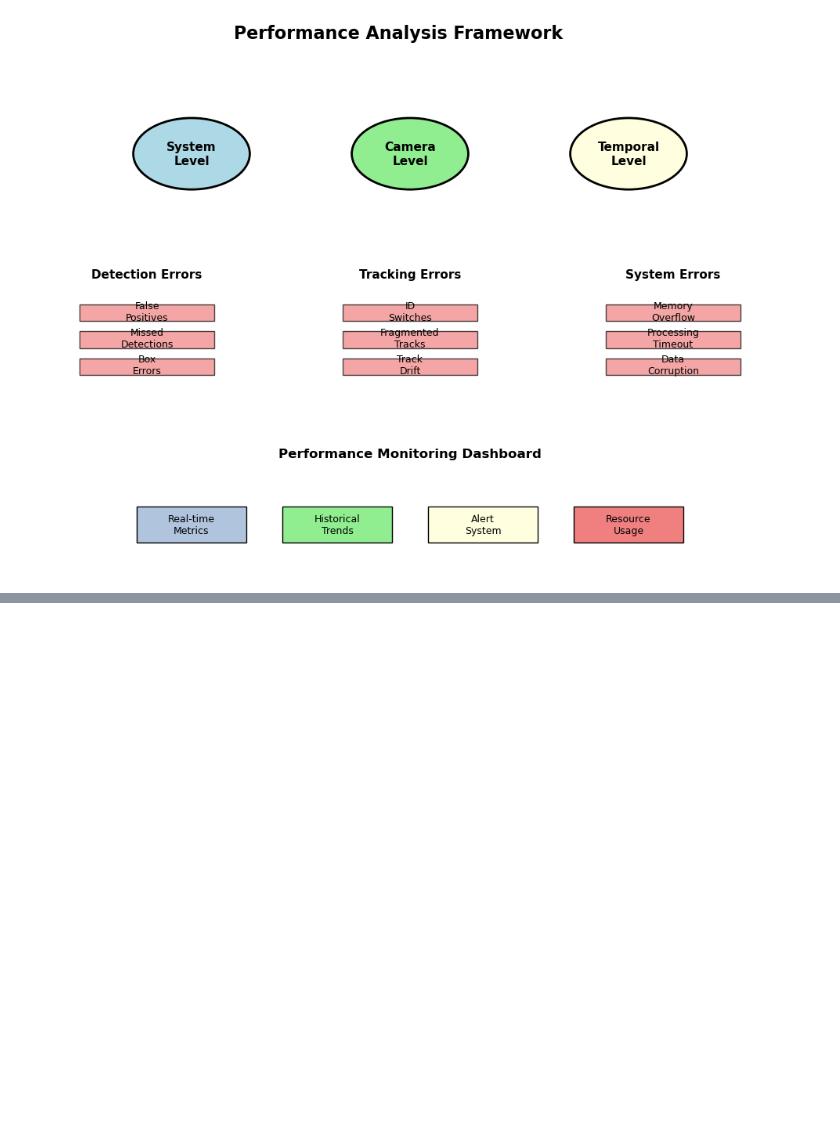
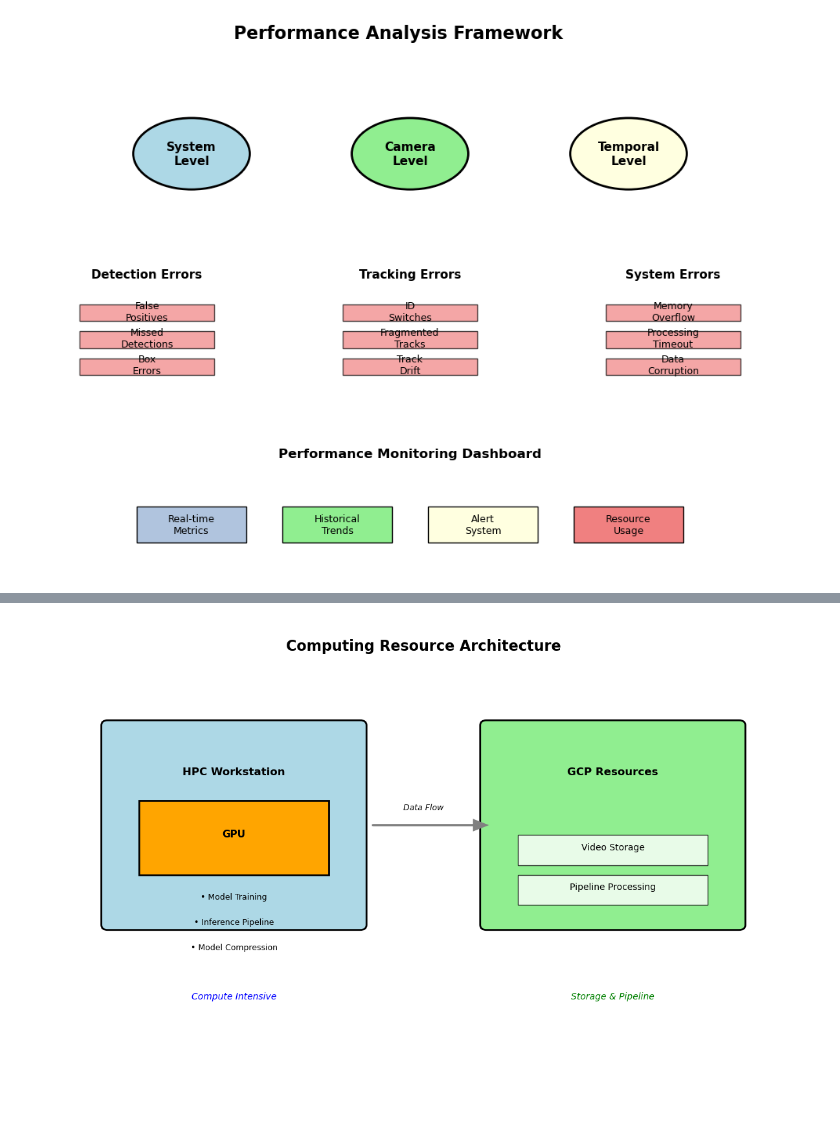
Before and after one commit to iTrauco/data-science-sad, a Jupyter notebook: notebooks/Traffic Vision Multi-Object Tracking - System Analysis and Design Proposal.ipynb, the cells around one changed output, grey strips where cells are left out. Saved outputs shown, nothing was run; the diff lists cells and outputs as text; code cells hidden in the pictures; blank space fills up the shorter version.

Commit message:
feat: section 05 compute env architecture draft added to notebook

```diff
--- a/notebooks/Traffic Vision Multi-Object Tracking - System Analysis and Design Proposal.ipynb
+++ b/notebooks/Traffic Vision Multi-Object Tracking - System Analysis and Design Proposal.ipynb
@@ -1220,0 +1270,64 @@ plt.show()
+# %%
+import matplotlib.pyplot as plt
+import matplotlib.patches as patches
+
+# resource allocation visualization
+fig, ax = plt.subplots(figsize=(12, 8))
+ax.set_xlim(0, 12)
+ax.set_ylim(0, 10)
+ax.axis('off')
+
+# title
+ax.text(6, 9.5, 'Computing Resource Architecture',
+        ha='center', fontsize=16, fontweight='bold')
+
+# hpc workstation
+hpc_box = patches.FancyBboxPatch((1, 4), 4, 4,
+                                boxstyle="round,pad=0.1",
+                                facecolor='lightblue', edgecolor='black', linewidth=2)
+ax.add_patch(hpc_box)
+ax.text(3, 7, 'HPC Workstation', ha='center', fontsize=12, fontweight='bold')
+
+# gpu within hpc
+gpu_box = patches.Rectangle((1.5, 5), 3, 1.5,
+                          facecolor='orange', edgecolor='black', linewidth=2)
+ax.add_patch(gpu_box)
+ax.text(3, 5.75, 'GPU', ha='center', fontsize=11, fontweight='bold')
+
+# hpc tasks
+hpc_tasks = ['Model Training', 'Inference Pipeline', 'Model Compression']
+for i, task in enumerate(hpc_tasks):
+    y = 4.5 - i * 0.5
+    ax.text(3, y, f'• {task}', ha='center', fontsize=9)
+
+# gcp resources
+gcp_box = patches.FancyBboxPatch((7, 4), 4, 4,
+                                boxstyle="round,pad=0.1",
+                                facecolor='lightgreen', edgecolor='black', linewidth=2)
+ax.add_patch(gcp_box)
+ax.text(9, 7, 'GCP Resources', ha='center', fontsize=12, fontweight='bold')
+
+# gcp components
+gcp_items = ['Video Storage', 'Pipeline Processing']
+for i, item in enumerate(gcp_items):
+    y = 5.5 - i * 0.8
+    rect = patches.Rectangle((7.5, y-0.3), 3, 0.6,
+                           facecolor='white', edgecolor='black', alpha=0.8)
+    ax.add_patch(rect)
+    ax.text(9, y, item, ha='center', fontsize=10)
+
+# connection
+ax.arrow(5.2, 6, 1.6, 0, head_width=0.2, head_length=0.2,
+        fc='gray', ec='gray', linewidth=2)
+ax.text(6, 6.3, 'Data Flow', ha='center', fontsize=9, style='italic')
+
+# workload indicators
+ax.text(3, 2.5, 'Compute Intensive', ha='center', fontsize=10,
+        style='italic', color='blue')
+ax.text(9, 2.5, 'Storage & Pipeline', ha='center', fontsize=10,
+        style='italic', color='green')
+
+plt.tight_layout()
+plt.show()
+# %% [output]
+[figure, added]
```
Also changed, not shown: parts of 7 cells of this notebook.
